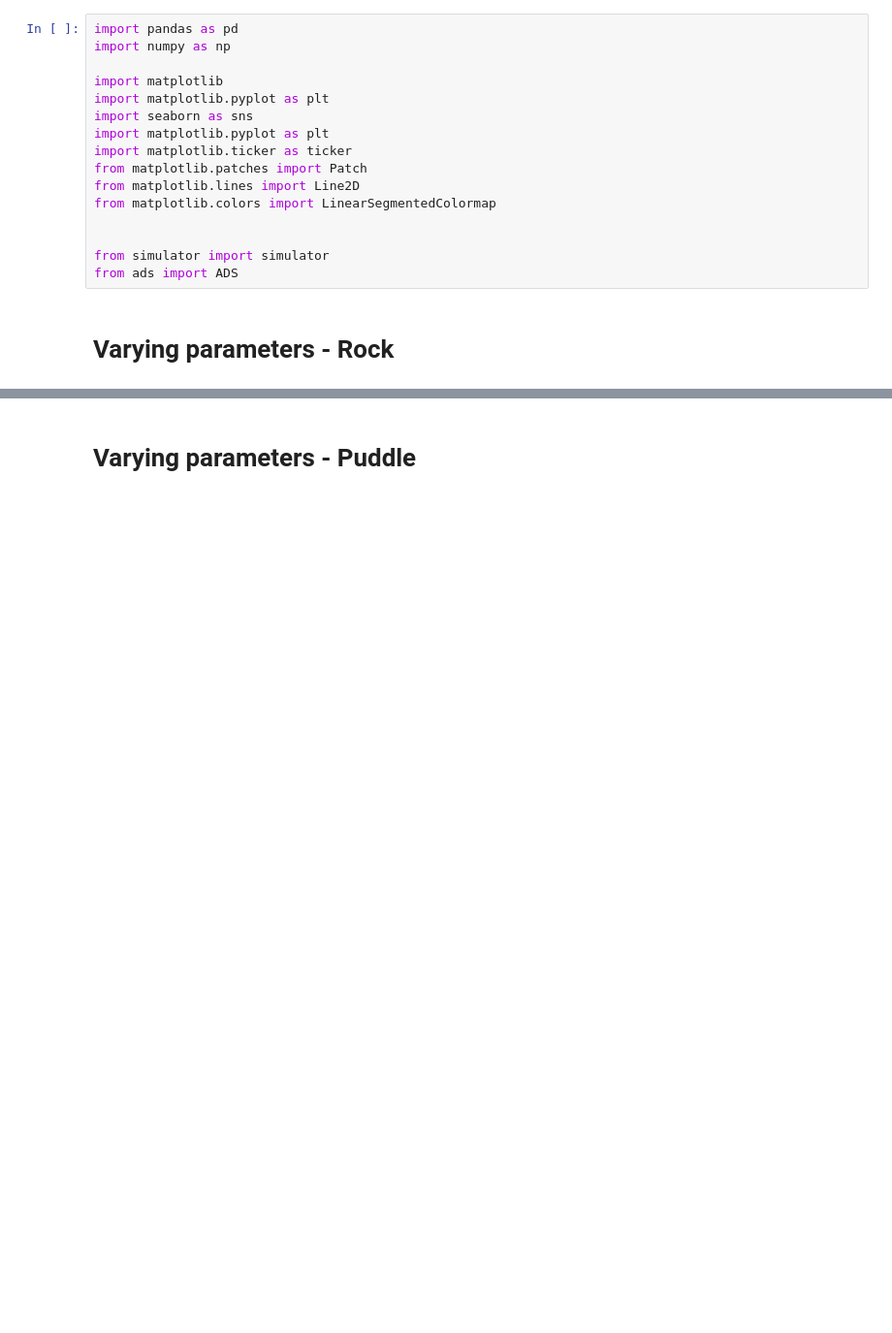
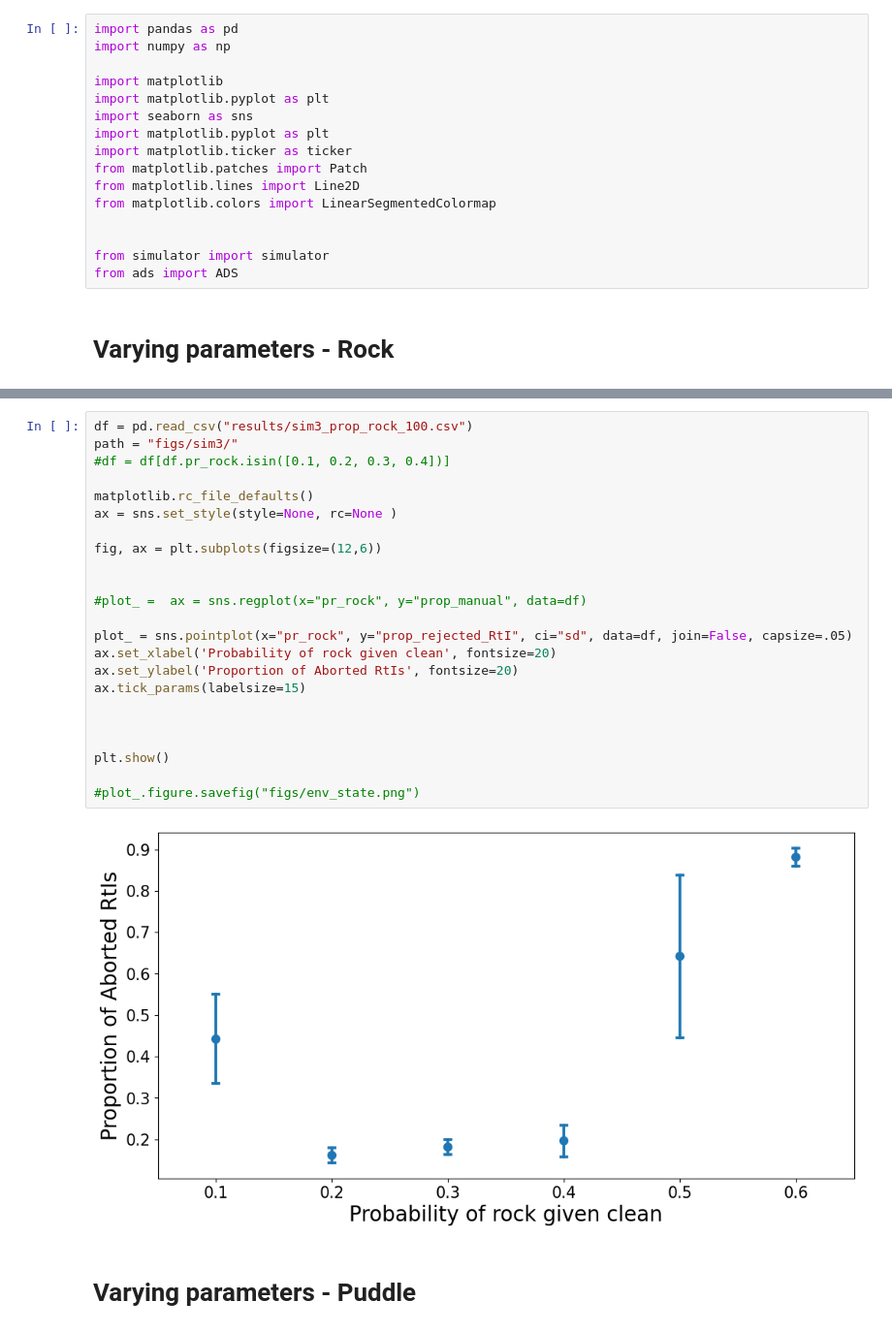
Before and after one commit to roinaveiro/ads_trusto, a Jupyter notebook: plots.ipynb, the cells around one changed output, grey strips where cells are left out. Shown: that part at 97% size. Cells and saved outputs as stored; diff of their text form; blank space fills up the shorter version.

```diff
--- a/plots.ipynb
+++ b/plots.ipynb
@@ -44,3 +44,28 @@ plt.show()
+# %%
+df = pd.read_csv("results/sim3_prop_rock_100.csv")
+path = "figs/sim3/"
+#df = df[df.pr_rock.isin([0.1, 0.2, 0.3, 0.4])]
+
+matplotlib.rc_file_defaults()
+ax = sns.set_style(style=None, rc=None )
+
+fig, ax = plt.subplots(figsize=(12,6))
+
+
+#plot_ =  ax = sns.regplot(x="pr_rock", y="prop_manual", data=df)
+
+plot_ = sns.pointplot(x="pr_rock", y="prop_rejected_RtI", ci="sd", data=df, join=False, capsize=.05)
+ax.set_xlabel('Probability of rock given clean', fontsize=20)
+ax.set_ylabel('Proportion of Aborted RtIs', fontsize=20)
+ax.tick_params(labelsize=15)
+
+
+
+plt.show()
+
+#plot_.figure.savefig("figs/env_state.png")
+# %% [output]
+[figure, added]
 # %% [markdown]
 # Varying parameters - Puddle
 # %%
```
Also changed, not shown: parts of 7 cells of this notebook, 5 other files.
